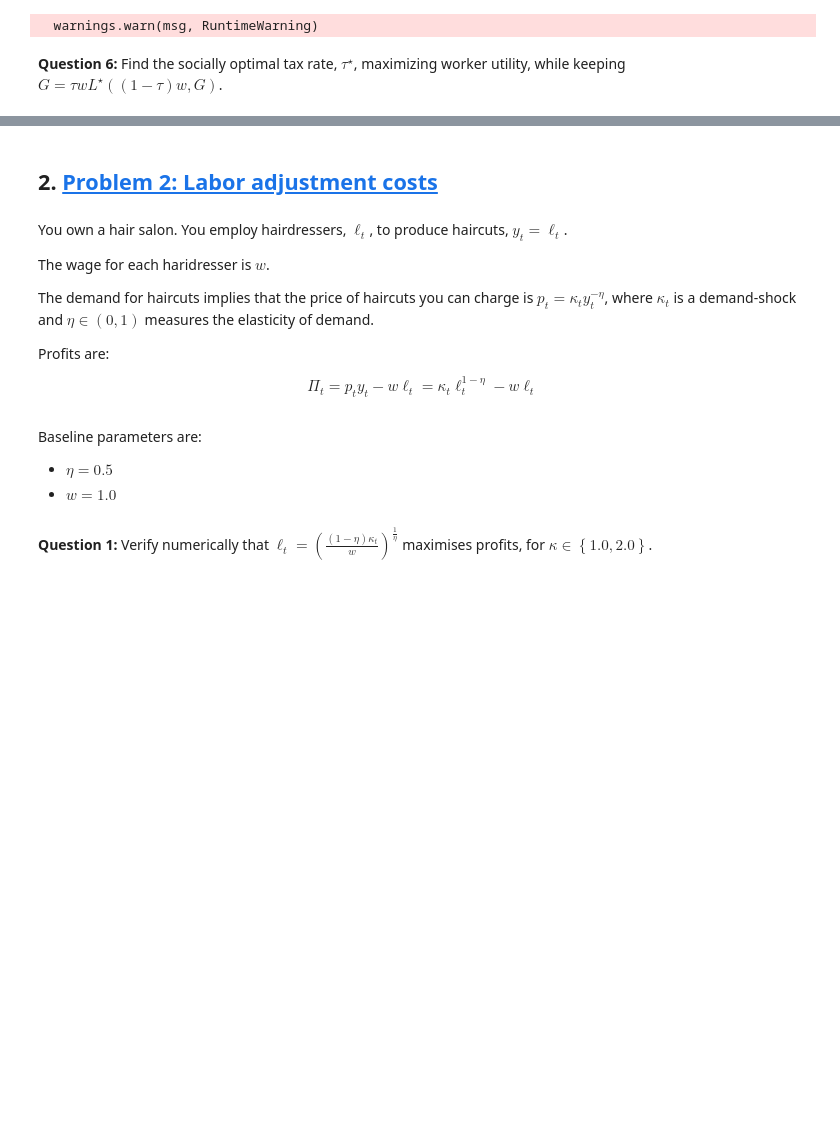
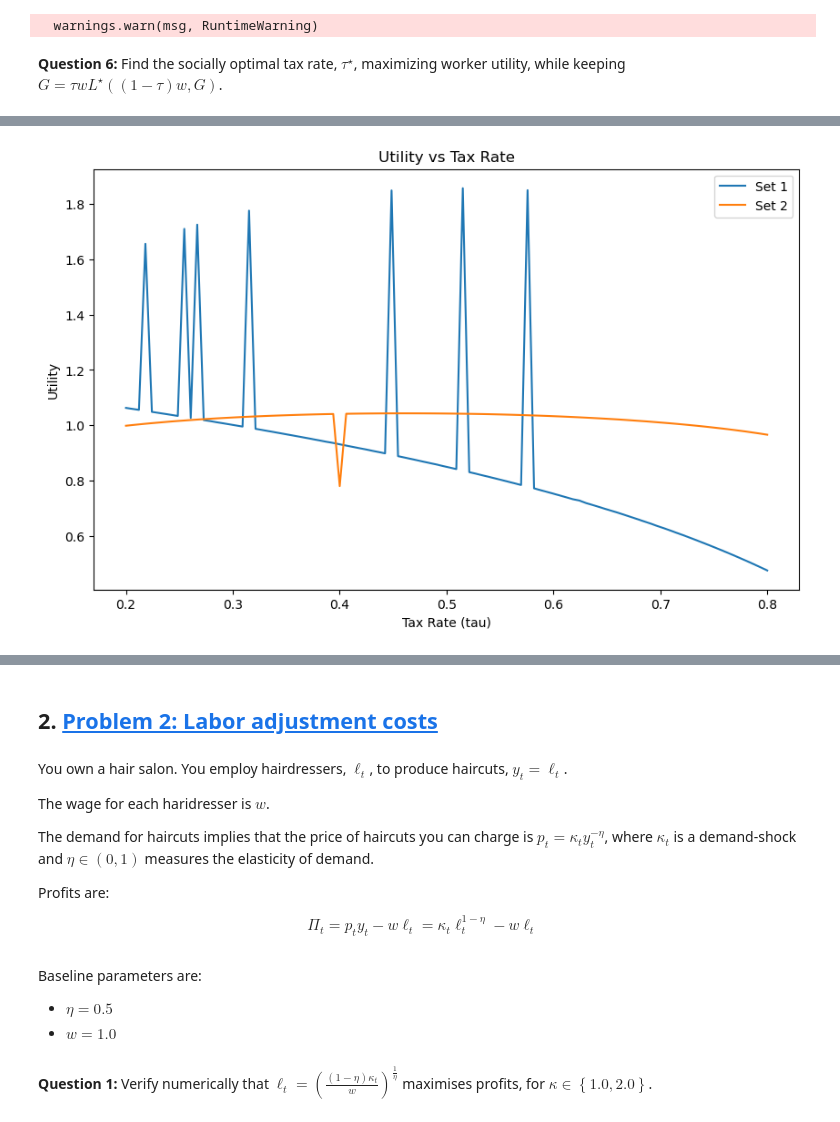
Before and after one commit to NumEconCopenhagen/projects-2023-hello-world-1, a Jupyter notebook: Exam-2023-notebook.ipynb, the cells around one changed output, grey strips where cells are left out. Drawn from its saved outputs; the diff is of its cells as text; code cells hidden in the pictures; blank space fills up the shorter version.

```diff
--- a/Exam-2023-notebook.ipynb
+++ b/Exam-2023-notebook.ipynb
@@ -292,0 +310,96 @@ For Set 2, τ* = 0.236
+# %%
+# set the parameter values
+alpha = 0.5
+kappa = 1.0
+nu = 1 / (2 * 16 ** 2)
+w = 1.0
+
+# utility function (general formulation)
+def utility(L, tau, G, sigma, rho, epsilon):
+    C = kappa + (1 - tau) * w * L
+    return (((alpha * C ** ((sigma - 1) / sigma) + (1 - alpha) * G ** ((sigma - 1) / sigma)) ** (sigma / (sigma - 1))) ** (1 - rho) - 1) / (1 - rho) - nu * L ** (1 + epsilon) / (1 + epsilon)
+
+# the objective function we want to minimize
+def objective(L, tau, G, sigma, rho, epsilon):
+    return -utility(L, tau, G, sigma, rho, epsilon)
+
+# optimal labor supply
+def optimal_L(tau, G, sigma, rho, epsilon):
+    res = minimize(objective, 0.5, args=(tau, G, sigma, rho, epsilon), bounds=[(0, 24)])
+    return res.x[0]
+
+# function to find the correct G
+def find_G(G, tau, sigma, rho, epsilon):
+    L = optimal_L(tau, G, sigma, rho, epsilon)
+    return G - tau * w * L
+
+def opt_tau(tau, sigma, rho, epsilon):
+    G = fsolve(find_G, 1, args=(tau, sigma, rho, epsilon))
+    L = optimal_L(tau, G, sigma, rho, epsilon)
+    U = utility(L, tau, G, sigma, rho, epsilon)
+    return -U
+
+
+
+# set 1:
+sigma1 = 1.001
+rho1 = 1.001
+epsilon1 = 1.0
+
+# set 2:
+sigma2 = 1.5
+rho2 = 1.5
+epsilon2 = 1.0
+
+#tau_list = np.linspace(min_tax,max_tax,100)
+tau_list = np.linspace(0.2,0.8,100)
+
+u1_list = [-opt_tau(tau1,sigma1, rho1, epsilon1) for tau1 in tau_list]
+u2_list = [-opt_tau(tau2,sigma2, rho2, epsilon2) for tau2 in tau_list]
+
+# Create a new figure
+plt.figure(figsize=(10, 6))
+
+# Plot utility against tau for each parameter set
+plt.plot(tau_list, u1_list, label='Set 1')
+plt.plot(tau_list, u2_list, label='Set 2')
+
+# Add title and labels
+plt.title('Utility vs Tax Rate')
+plt.xlabel('Tax Rate (tau)')
+plt.ylabel('Utility')
+
+# Add a legend
+plt.legend()
+
+# Display the plot
+plt.show()
+
+
+#result1 = minimize(opt_tau, optimal_tau_value, args=(sigma1, rho1, epsilon1), bounds=[(min_tax,max_tax)])
+#result2 = minimize(opt_tau, optimal_tau_value, args=(sigma2, rho2, epsilon2), bounds=[(min_tax,max_tax)])
+from scipy.optimize import differential_evolution
+
+# ... (rest of the code)
+
+def optimal_tau_bounds(sigma, rho, epsilon):
+    bounds = [(min_tax, max_tax)]
+    result = differential_evolution(opt_tau, bounds, args=(sigma, rho, epsilon))
+    return result.x
+
+result1 = optimal_tau_bounds(sigma1, rho1, epsilon1)
+result2 = optimal_tau_bounds(sigma2, rho2, epsilon2)
+
+opt_tau1 = result1
+opt_tau2 = result2
+
+print(f"For set 1, optimal tau = {opt_tau1}")
+print(f"For set 2, optimal tau = {opt_tau2}")
+
+#opt_tau1 = result1.x
+#opt_tau2 = result2.x
+#
+#print(f"For set 1, optimal tau = {opt_tau1}")
+#print(f"For set 2, optimal tau = {opt_tau2}")
+# %% [output]
+[figure, added]
```
Also changed, not shown: parts of 28 cells of this notebook.
